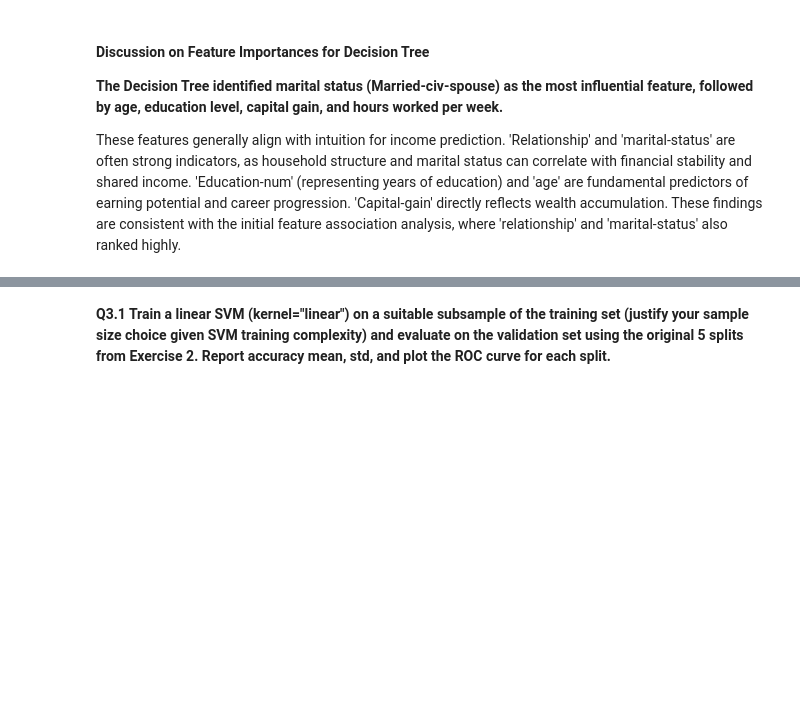
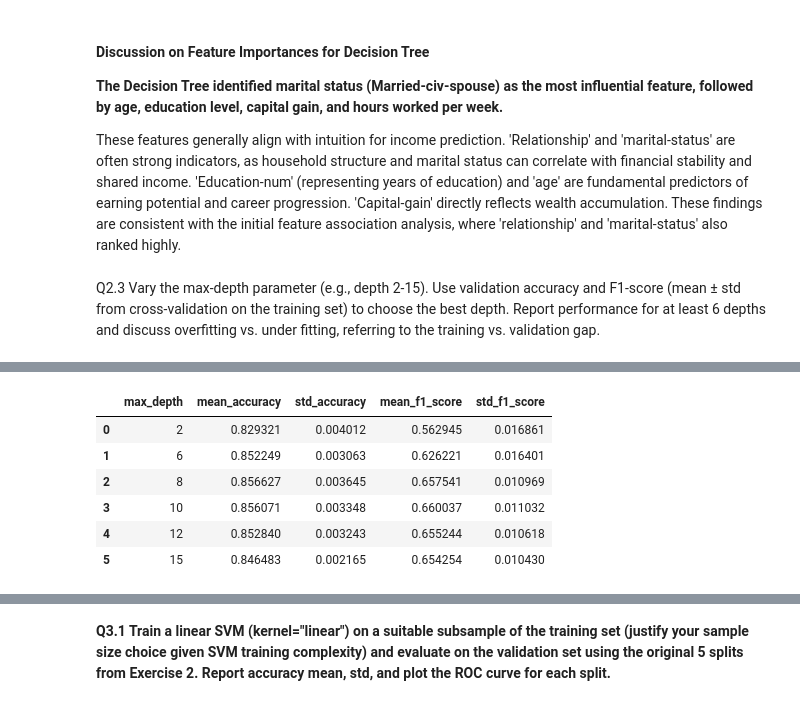
Before and after one commit to Artomic2020/Break_the_Universe, a Jupyter notebook: Assignment2_IDATG2208_26_AdultCensus.ipynb, the cells around one changed output, grey strips where cells are left out. Drawn from its saved outputs; the diff is of its cells as text; code cells hidden in the pictures; blank space fills up the shorter version.

```diff
--- a/Assignment2_IDATG2208_26_AdultCensus.ipynb
+++ b/Assignment2_IDATG2208_26_AdultCensus.ipynb
@@ -1004,3 +1004,74 @@ Feature importances: 54
 **The Decision Tree identified marital status (Married-civ-spouse) as the most influential feature, followed by age, education level, capital gain, and hours worked per week.**
 
 These features generally align with intuition for income prediction. 'Relationship' and 'marital-status' are often strong indicators, as household structure and marital status can correlate with financial stability and shared income. 'Education-num' (representing years of education) and 'age' are fundamental predictors of earning potential and career progression. 'Capital-gain' directly reflects wealth accumulation. These findings are consistent with the initial feature association analysis, where 'relationship' and 'marital-status' also ranked highly.
+# %% [markdown]
+Q2.3 Vary the max-depth parameter (e.g., depth 2-15). Use validation accuracy and F1-score (mean ± std from cross-validation on the training set) to choose the best
+depth. Report performance for at least 6 depths and discuss overfitting vs. under
+fitting, referring to the training vs. validation gap.
+# %%
+import numpy as np
+from sklearn.metrics import f1_score, make_scorer
+from sklearn.tree import DecisionTreeClassifier
+from sklearn.model_selection import cross_val_score
+from sklearn.pipeline import Pipeline
+
+# Define the range of max_depth values to test
+max_depth_values = [2, 6, 8, 10, 12, 15]
+
+# Define F1-scorer (using 'weighted' for multi-class, or 'binary' if target is binary)
+# Assuming binary classification, we use 'f1_scorer'
+f1_scorer = make_scorer(f1_score, average='binary', pos_label='>50K') # Assuming '>50K' is the positive class
+
+results = []
+
+print("Evaluating Decision Tree with varying max_depth:\n")
+
+for depth in max_depth_values:
+    # Create a pipeline with the preprocessor and DecisionTreeClassifier for the current depth
+    dtree_pipeline_tuned = Pipeline(steps=[
+        ('preprocessor', preprocessor),
+        ('classifier', DecisionTreeClassifier(random_state=42, max_depth=depth))
+    ])
+
+    # Perform 5-fold cross-validation for accuracy
+    cv_accuracy_scores = cross_val_score(
+        dtree_pipeline_tuned,
+        X_train,
+        y_train,
+        cv=skf,
+        scoring=accuracy_scorer,
+        n_jobs=-1
+    )
+
+    # Perform 5-fold cross-validation for F1-score
+    cv_f1_scores = cross_val_score(
+        dtree_pipeline_tuned,
+        X_train,
+        y_train,
+        cv=skf,
+        scoring=f1_scorer,
+        n_jobs=-1
+    )
+
+    mean_accuracy = np.mean(cv_accuracy_scores)
+    std_accuracy = np.std(cv_accuracy_scores)
+    mean_f1 = np.mean(cv_f1_scores)
+    std_f1 = np.std(cv_f1_scores)
+
+    results.append({
+        'max_depth': depth,
+        'mean_accuracy': mean_accuracy,
+        'std_accuracy': std_accuracy,
+        'mean_f1_score': mean_f1,
+        'std_f1_score': std_f1
+    })
+
+    print(f"Max Depth: {depth}")
+    print(f"  Mean Accuracy: {mean_accuracy:.4f} (std: {std_accuracy:.4f})")
+    print(f"  Mean F1-score: {mean_f1:.4f} (std: {std_f1:.4f})\n")
+
+# Optionally, you can convert results to a DataFrame for better readability
+results_df = pd.DataFrame(results)
+print("Summary of Results:")
+display(results_df)
+# %% [output]
@@ -1006,0 +1095,7 @@ These features generally align with intuition for income prediction. 'Relationsh
+|  | max_depth | mean_accuracy | std_accuracy | mean_f1_score | std_f1_score |
+| 0 | 2 | 0.829321 | 0.004012 | 0.562945 | 0.016861 |
+| 1 | 6 | 0.852249 | 0.003063 | 0.626221 | 0.016401 |
+| 2 | 8 | 0.856627 | 0.003645 | 0.657541 | 0.010969 |
+| 3 | 10 | 0.856071 | 0.003348 | 0.660037 | 0.011032 |
+| 4 | 12 | 0.852840 | 0.003243 | 0.655244 | 0.010618 |
+| 5 | 15 | 0.846483 | 0.002165 | 0.654254 | 0.010430 |
```
Also changed, not shown: parts of 8 cells of this notebook.
